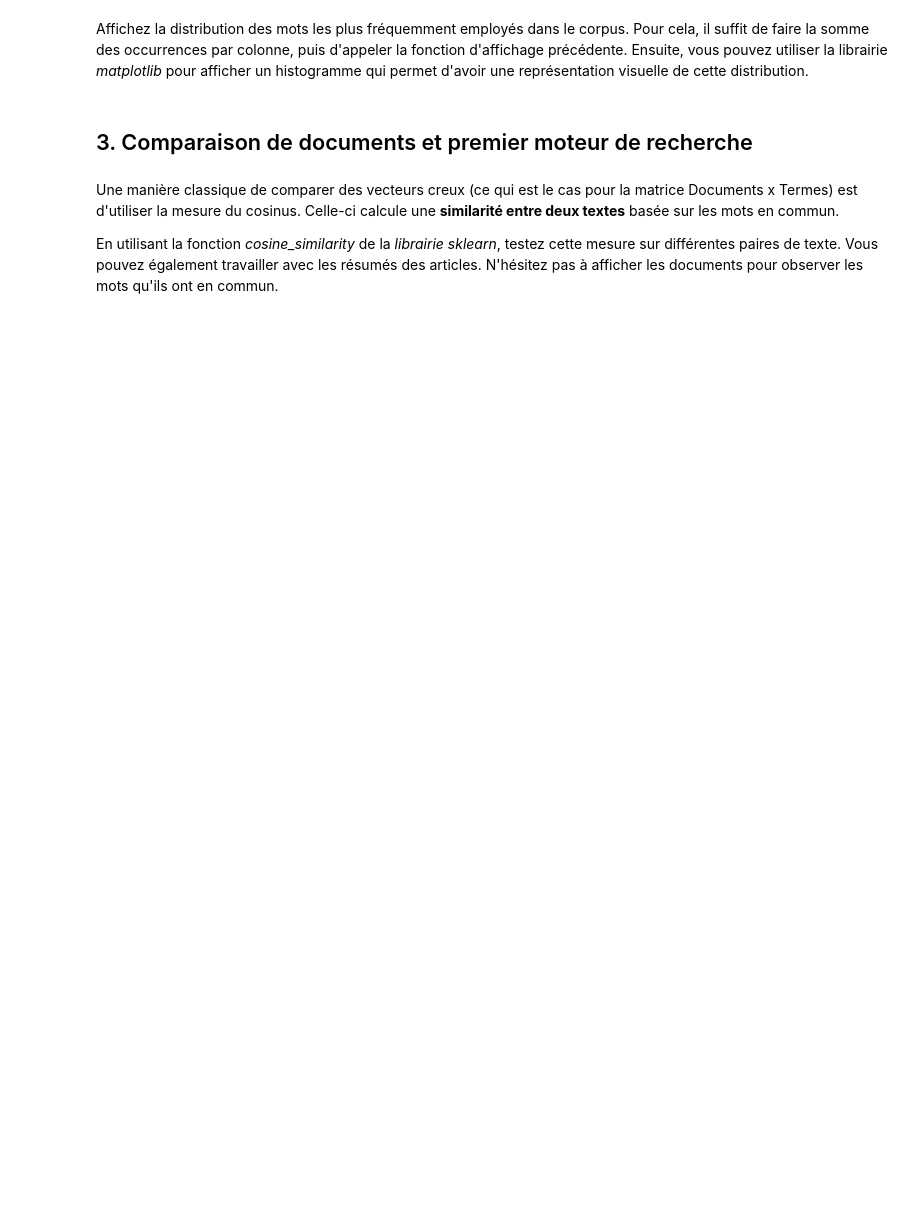
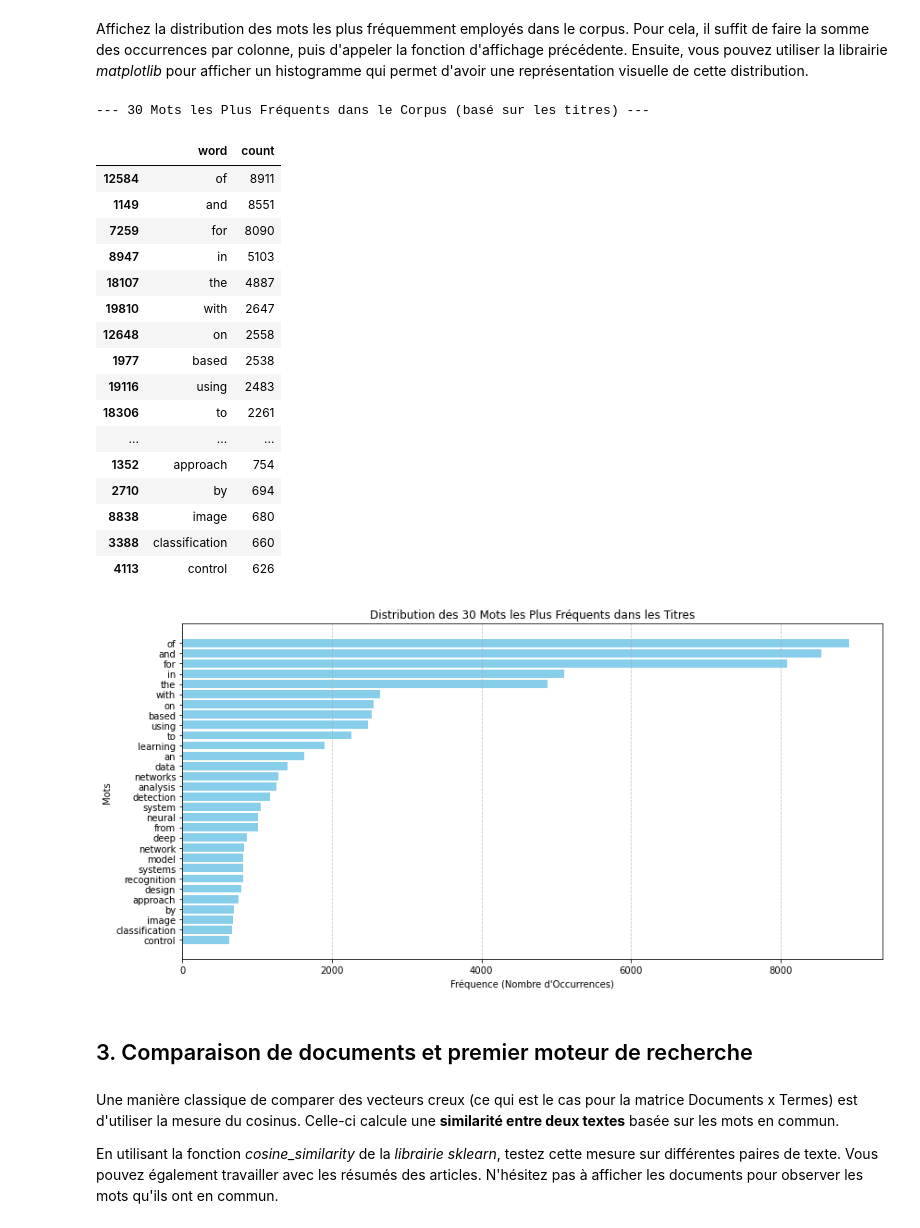
Before and after one commit to philomenecrl/BE2-datascience, a Jupyter notebook: BE_CS2.ipynb, the cells around one changed output. Drawn from its saved outputs; the diff is of its cells as text; code cells hidden in the pictures; blank space fills up the shorter version.

```diff
--- a/BE_CS2.ipynb
+++ b/BE_CS2.ipynb
@@ -214,0 +294,16 @@ Pour le moment, contentez-vous d'utiliser les paramètres par défaut, mais vous
+# %%
+corpus_titles = [doc.get('title', '') for doc in corpus.values()]
+
+vectorizer = CountVectorizer()
+
+X_corpus = vectorizer.fit_transform(corpus_titles)
+
+features = vectorizer.get_feature_names_out()
+
+print(f"--- Résultat de l'Encodage ---")
+print(f"Matrice Documents x Termes créée (X_corpus) : {X_corpus.shape}")
+print(f"   - Nombre de documents (lignes) : {X_corpus.shape[0]}")
+print(f"   - Taille du vocabulaire (colonnes) : {X_corpus.shape[1]}")
+print(f"Taille du vocabulaire (Nombre de Termes) : {len(features)} mots")
+density = X_corpus.nnz / (X_corpus.shape[0] * X_corpus.shape[1])
+print(f"Densité de la matrice (Non-Zero values) : {density:.4f}")
@@ -223,3 +376,48 @@ Affichez la distribution des mots les plus fréquemment employés dans le corpus
+# %%
+term_frequencies = X_corpus.sum(axis=0).A.flatten()
+
+freq_df = pd.DataFrame({
+    'word': features,
+    'count': term_frequencies
+})
+
+top_n_words_df = freq_df.sort_values(by='count', ascending=False).head(30)
+
+print("--- 30 Mots les Plus Fréquents dans le Corpus (basé sur les titres) ---")
+display(top_n_words_df)
+
+plt.figure(figsize=(12, 6))
+
+plt.barh(top_n_words_df['word'], top_n_words_df['count'], color='skyblue')
+
+plt.gca().invert_yaxis()
+
+plt.title('Distribution des 30 Mots les Plus Fréquents dans les Titres')
+plt.xlabel('Fréquence (Nombre d\'Occurrences)')
+plt.ylabel('Mots')
+plt.grid(axis='x', linestyle='--', alpha=0.7)
+plt.tight_layout()
+plt.show()
+# %% [output]
+--- 30 Mots les Plus Fréquents dans le Corpus (basé sur les titres) ---
+|  | word | count |
+| 12584 | of | 8911 |
+| 1149 | and | 8551 |
+| 7259 | for | 8090 |
+| 8947 | in | 5103 |
+| 18107 | the | 4887 |
+| 19810 | with | 2647 |
+| 12648 | on | 2558 |
+| 1977 | based | 2538 |
+| 19116 | using | 2483 |
+| 18306 | to | 2261 |
+| ... | ... | ... |
+| 1352 | approach | 754 |
+| 2710 | by | 694 |
+| 8838 | image | 680 |
+| 3388 | classification | 660 |
+| 4113 | control | 626 |
+[figure, added]
 # %% [markdown]
 ## 3. Comparaison de documents et premier moteur de recherche
 # %% [markdown]
```
Also changed, not shown: parts of 12 cells of this notebook.
